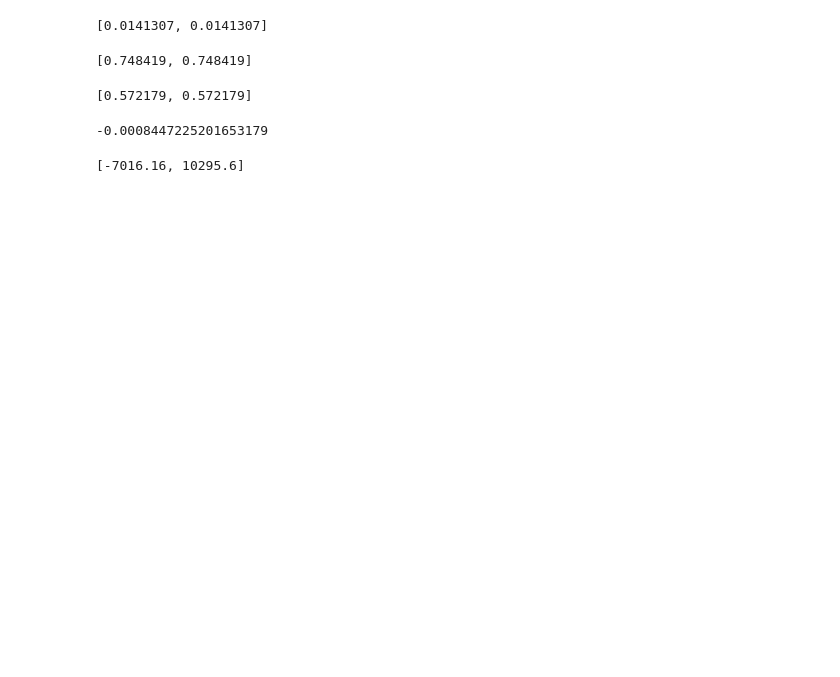
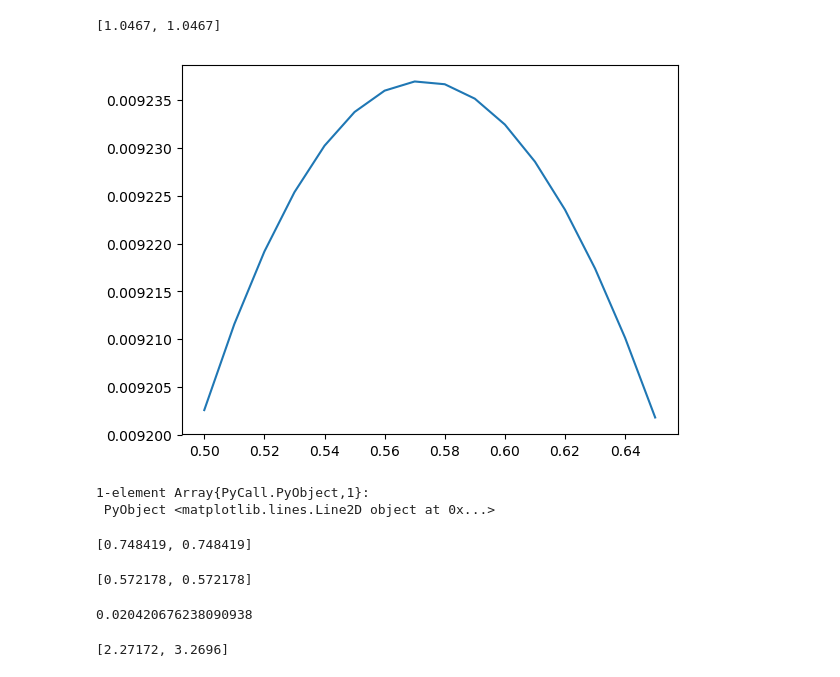
Before and after one commit to ericschulman/health_bargains, a Jupyter notebook: logit.ipynb, the cells around one changed output. Cells and saved outputs as stored; diff of their text form; code cells hidden in the pictures; blank space fills up the shorter version.

```diff
--- a/logit.ipynb
+++ b/logit.ipynb
@@ -52,7 +52,20 @@ function nash_in_nash(phi, mu, alpha; mc=0., pi0=0.)
     return  profits .* (sum(mu .* s .* (phi .- mc) ) - pi0)
 end
 
-print( nash_in_nash( [3,3], [.5,.5] , 1 ) )
+print( nash_in_nash( [3,3], [.5,.5] , .1 ) )
 # %% [output]
-[0.0141307, 0.0141307]
+[1.0467, 1.0467]
+# %%
+obj(x) = nash_in_nash( [x,.57], [.5,.5] , 1.5)[1]
+xs = collect(50:65)/100
+objs = []
+for x=xs
+    append!(objs,obj(x))
+end
+
+plot(xs,objs)
+# %% [output]
+[figure, added]
+1-element Array{PyCall.PyObject,1}:
+ PyObject <matplotlib.lines.Line2D object at 0x...>
 # %%
@@ -72,17 +85,17 @@ println( bargain_helper([2.,2.],[.5,.5], 1) )
 # %% [output]
 [0.748419, 0.748419]
 # %%
-function simult_bargain(mu, alpha)
+function simult_bargain(mu, alpha; mc=0.)
     """solve the bargaining problems seperately and iterate for a solution"""
 
     #loop variables
     diff =  5.
-    phi = [1., 1.]
+    phi = [alpha, alpha]
 
     maxiter = 10
     while (maxiter >=0) & (diff > 10e-7)
         #seems as though there is a contraction mapping here, need to think more about why
-        phi_new = bargain_helper(phi, mu, alpha)
+        phi_new = bargain_helper(phi, mu, alpha; mc=mc)
 
         #update loop variables
         diff = maximum( abs.(phi - phi_new) )
@@ -96,40 +109,51 @@ end
 
 print(simult_bargain([.5,.5], 1.5) )
 # %% [output]
-[0.572179, 0.572179]
+[0.572178, 0.572178]
 # %%
-function bargain_helper_seq(phi1, mu, alpha)
+function bargain_helper_seq(phi1, mu, alpha; mc=0.)
     """ solve firm 1s optimization holding theta 2 fixed """
-    obj1(phi2) = -1*nash_in_nash( [ phi1, phi2[1] ] , mu, alpha)[2]
-    res =  optimize(obj1, [2.], BFGS())
+    obj1(phi2) = -1*nash_in_nash( [ phi1, phi2[1] ] , mu, alpha; mc=mc)[2]
+    res =  optimize(obj1, [phi1], LBFGS())
     return res.minimizer[1]
 end
 
 
-function seq_obj(phi1, mu, alpha)
-    """ theta1 is a guess for the first stage """
-    phi2 = bargain_helper_seq(phi1, mu, alpha)
-    pi10 = mu[1]*phi1*exp(-alpha * phi1)/(1+exp(-alpha *phi1))
-    return nash_in_nash([phi1, phi2], mu, alpha, pi0=pi10)[1]
+function outside_profit(phi1,mu,alpha) #not sure if this works...
+    mkt_share1(p) = exp(-alpha * p)/(1+exp(-alpha *p))
+    profits1(p) = (p-mu[1]*phi1)*mkt_share1(p)
+    obj(p) = -1*profits(p[1])
+    res1 =  optimize(obj, [phi1], BFGS())
+    return mkt_share1(res1.minimizer[1])
 end
 
-bargain_helper_seq(1, [.5,.5], 1)
 
-seq_obj(1, [.5,.5], 1)
+function seq_obj(phi1, mu, alpha; mc=0.)
+    """ theta1 is a guess for the first stage """
+    phi1 = max(phi1,0)
+    phi2 = bargain_helper_seq(phi1, mu, alpha; mc=mc)
+    #figure out mkt share with 1 firm ...
+    #pi10 = outside_profit(phi1,mu,alpha)
+    return nash_in_nash([phi1, phi2], mu, alpha; mc=mc)[1]
+end
+
+bargain_helper_seq(1., [.5,.5], 1)
+
+seq_obj(1., [.5,.5], 1)
 # %% [output]
--0.0008447225201653179
+0.020420676238090938
 # %%
-function seq_bargain(mu, alpha)
+function seq_bargain(mu, alpha; mc=0.)
     """solve the bargaining problems seperately,
     then solve for the solution"""
 
-    obj1(phi10) = -1*seq_obj(phi10[1], mu, alpha)
-    res = optimize(obj1, [2.], BFGS())
+    obj1(phi10) = -1*seq_obj(phi10[1], mu, alpha; mc=mc)
+    res = optimize(obj1, [2.], LBFGS())
     phi1  = res.minimizer[1]
-    phi2 = bargain_helper([phi1,2.], mu, alpha)[1]
+    phi2 = bargain_helper([phi1,phi1], mu, alpha; mc=mc)[2]
     return [phi1, phi2]
 end
 
-print(seq_bargain([.5,.5], .1))
+print(seq_bargain([.2,.2], .7))
 # %% [output]
-[-7016.16, 10295.6]
+[2.27172, 3.2696]
```
Also changed, not shown: parts of 6 cells of this notebook.
